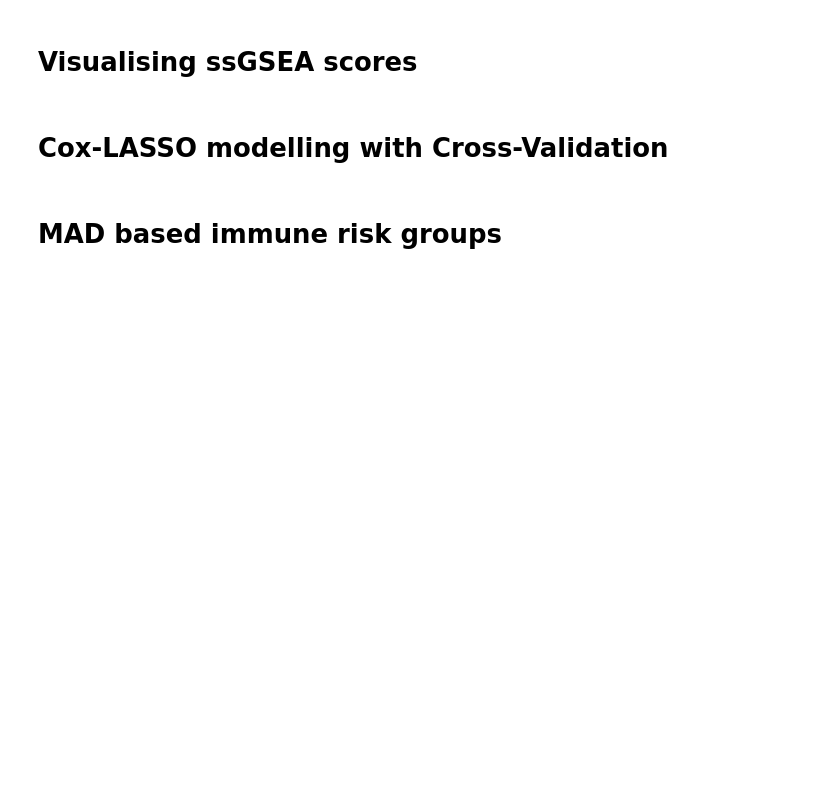
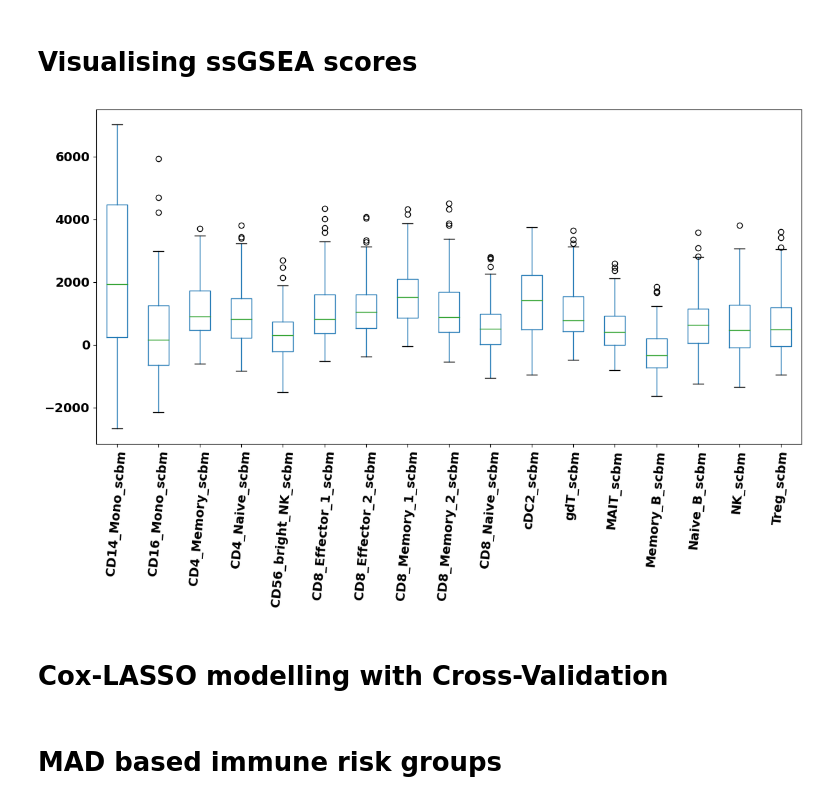
Before and after one commit to NicolasSompairac/immune-risk-score, a Jupyter notebook: scripts/Generation_of_Immune_Risk_groups through_ssGSEA_CoxLasso_coefficients.ipynb, the cells around one changed output. Saved outputs shown, nothing was run; the diff lists cells and outputs as text; code cells hidden in the pictures; blank space fills up the shorter version.

Commit message:
Update existing script with example data

```diff
--- a/scripts/Generation_of_Immune_Risk_groups through_ssGSEA_CoxLasso_coefficients.ipynb
+++ b/scripts/Generation_of_Immune_Risk_groups through_ssGSEA_CoxLasso_coefficients.ipynb
@@ -119,3 +49,0 @@ clinical_data_prepared_df
-# %%
-Discovery_rna = pd.read_csv('data/Discovery_cohort_bulk_RNA_seq.txt',sep='\t',index_col=0)
-Discovery_rna
@@ -127,7 +71,7 @@ Discovery_rna_log
 # %%
 gmt_dict = {}
 # with open('data/MDS_BM_Single_cell_celltypes_markers_corrected.gmt','rU') as infile:
-with open('data/Immune_cell_types_genesets.gmt','rU') as infile:
+with open('../example_data/Immune_cell_types_genesets.gmt','rU') as infile:
     for line in infile:
         tmp = line.split()
         gmt_dict[tmp[0]] = tmp[2:]
@@ -136,8 +80,8 @@ GMT_full = list(gmt_dict.keys())
 # Create list of immune only cell-types and remove progenitor cells
 GMT_immune_only = [e for e in GMT_full if e not in ('GMP_scbm','HSC_scbm','LMPP_scbm','Plasmablast_scbm','Prog_RBC_scbm','Prog_Mk_scbm','pDC_scbm','Prog_B_1_scbm','Prog_B_2_scbm','Prog_DC_scbm')]
 # %%
-ssgsea_scores = gp.ssgsea(data=Discovery_rna_log,
-               gene_sets='data/Immune_cell_types_genesets.gmt',
+ssgsea_scores = gp.ssgsea(data=Discovery_rna,
+               gene_sets='../example_data/Immune_cell_types_genesets.gmt',
                outdir=None,
                sample_norm_method='rank',
                no_plot=True,
@@ -146,7 +90,7 @@ ssgsea_scores = gp.ssgsea(data=Discovery_rna_log,
 # Conversion of ssGSEA result object to dataframe
 ssGSEA_res = ssgsea_scores.res2d
 
-Discovery_ssGSEA_df = pd.DataFrame(0, index=Discovery_rna_log.columns.values, columns=ssGSEA_res.Term.unique())
+Discovery_ssGSEA_df = pd.DataFrame(0, index=Discovery_rna.columns.values, columns=ssGSEA_res.Term.unique())
 
 for result in range(ssGSEA_res.shape[0]):
     patient = ssGSEA_res.loc[result]['Name']
@@ -155,5 +99,5 @@ for result in range(ssGSEA_res.shape[0]):
     es = ssGSEA_res.loc[result]['ES']
     Discovery_ssGSEA_df[cell_type][patient] = es # select es for Raw Enrichment Scores or nes for Normalised Enrichment Scores
 
-# Discovery_ssGSEA_df.to_csv('output/Discovery_cohort_ssGSEA_scores.txt',sep='\t',index=True)
+Discovery_ssGSEA_df.to_csv('../output/Discovery_cohort_ssGSEA_scores.txt',sep='\t',index=True)
 Discovery_ssGSEA_df
@@ -160,23 +118,24 @@ Discovery_ssGSEA_df
 # %% [markdown]
 # Visualising ssGSEA scores
 # %%
-Output_folder = "output/ssGSEA/"
+Output_folder = "../output/ssGSEA/"
 os.makedirs(Output_folder,exist_ok=True)
 
 plt.figure(figsize=(12,8))
 
-sorted_order = ['CD14_Mono_scbm','CD16_Mono_scbm','CD4_Memory_scbm','CD4_Naive_scbm','CD8_Effector_1_scbm','CD8_Effector_2_scbm','CD8_Memory_1_scbm','CD8_Memory_2_scbm','CD8_Naive_scbm','cDC2_scbm','gdT_scbm','Memory_B_scbm','Naive_B_scbm','CD56_bright_NK_scbm','NK_scbm','MAIT_scbm','Treg_scbm','Naive_B']
-ax = Discovery_ssGSEA_df.boxplot(column=list(Discovery_ssGSEA_df[sorted_order].columns),rot=85)
+ax = Discovery_ssGSEA_df.boxplot(column=list(Discovery_ssGSEA_df[GMT_immune_only].columns),rot=85)
 
 ax.set_yticklabels(ax.get_ymajorticklabels(), fontsize = 14, style='normal',weight='bold')
 ax.set_xticklabels(ax.get_xmajorticklabels(), fontsize = 14, style='normal',weight='bold')
 
 ax.grid(False)
 plt.tight_layout()
 plt.savefig(Output_folder+'Discovery_cohort_Immune_only_ssGSEA_ES_boxplots.png', dpi=200)
 plt.savefig(Output_folder+'Discovery_cohort_Immune_only_ssGSEA_ES_boxplots.svg')
 plt.show()
 plt.close()
+# %% [output]
+[figure, added]
 # %% [markdown]
 # Cox-LASSO modelling with Cross-Validation
 # %%
```
Also changed, not shown: parts of 19 cells of this notebook.
